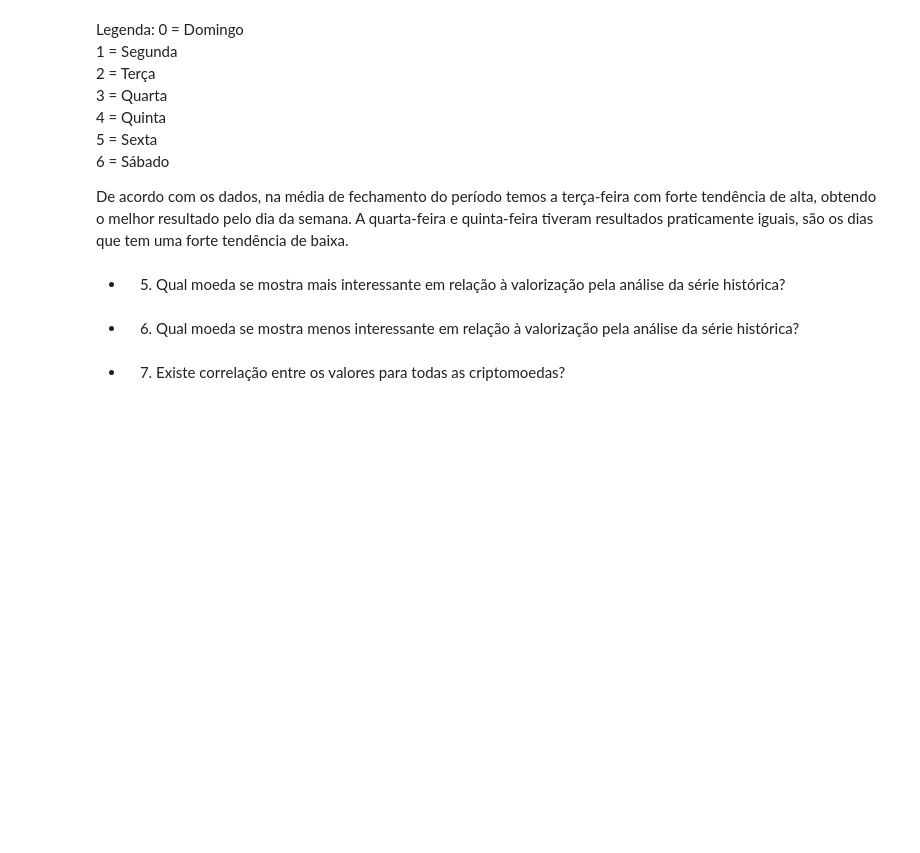
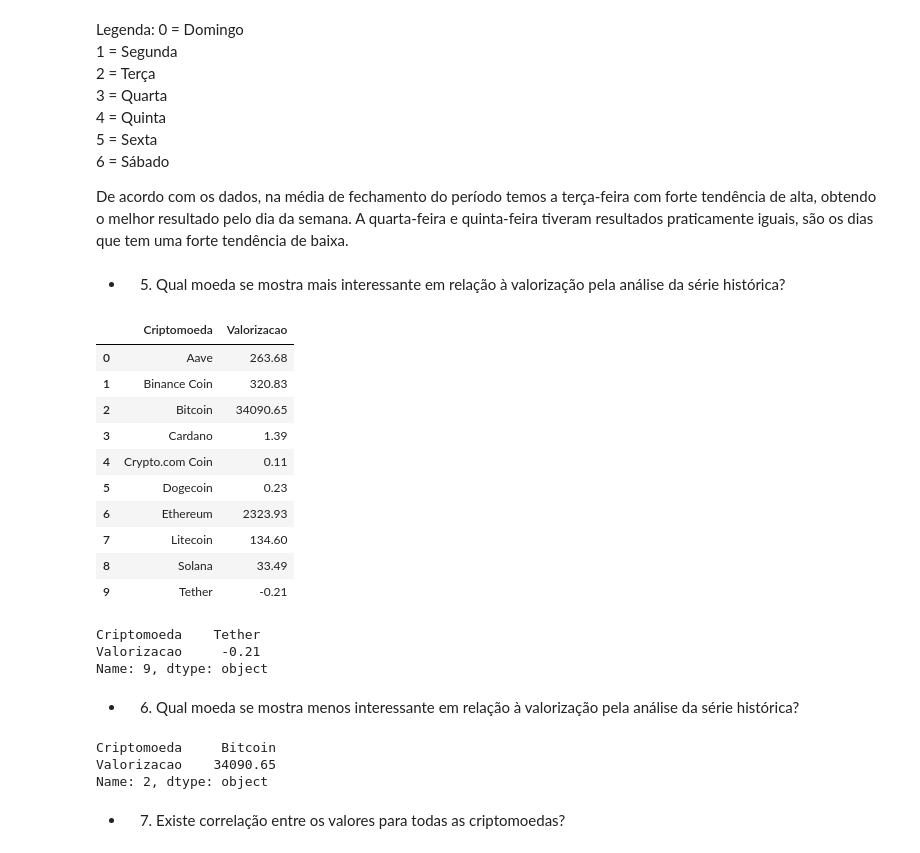
Before and after one commit to gideoni-santos/HermesCrypto, a Jupyter notebook: relatorio.ipynb, the cells around one changed output. Cells and saved outputs as stored; diff of their text form; code cells hidden in the pictures; blank space fills up the shorter version.

```diff
--- a/relatorio.ipynb
+++ b/relatorio.ipynb
@@ -494,9 +494,52 @@ De acordo com os dados, na média de fechamento do período temos a terça-feira
 # %% [markdown]
 - 5. Qual moeda se mostra mais interessante em relação à valorização pela análise da série
 histórica?
+# %%
+data_clean['Data'] = pd.to_datetime(data_clean['Data'])
+
+grouped = data_clean.groupby('Nome')
+
+valorizacao_por_cripto = {}
+
+for nome, group in grouped:
+	preco_inicial = group.iloc[0]['Fechamento']
+	preco_final = group.iloc[-1]['Fechamento']
+	valorizacao = preco_final - preco_inicial
+	valorizacao_por_cripto[nome] = valorizacao
+# %%
+df_valorizacao = pd.DataFrame(list(valorizacao_por_cripto.items()), columns=['Criptomoeda', 'Valorizacao']).round(2)
+df_valorizacao
+# %% [output]
+|  | Criptomoeda | Valorizacao |
+| 0 | Aave | 263.68 |
+| 1 | Binance Coin | 320.83 |
+| 2 | Bitcoin | 34090.65 |
+| 3 | Cardano | 1.39 |
+| 4 | Crypto.com Coin | 0.11 |
+| 5 | Dogecoin | 0.23 |
+| 6 | Ethereum | 2323.93 |
+| 7 | Litecoin | 134.60 |
+| 8 | Solana | 33.49 |
+| 9 | Tether | -0.21 |
+# %%
+indice_min_valorizacao = df_valorizacao['Valorizacao'].idxmin()
+linha_min_valorizacao = df_valorizacao.loc[indice_min_valorizacao]
+linha_min_valorizacao
+# %% [output]
+Criptomoeda    Tether
+Valorizacao     -0.21
+Name: 9, dtype: object
 # %% [markdown]
 - 6. Qual moeda se mostra menos interessante em relação à valorização pela análise da série
 histórica?
+# %%
+indice_max_valorizacao = df_valorizacao['Valorizacao'].idxmax()
+linha_max_valorizacao = df_valorizacao.loc[indice_max_valorizacao]
+linha_max_valorizacao
+# %% [output]
+Criptomoeda     Bitcoin
+Valorizacao    34090.65
+Name: 2, dtype: object
 # %% [markdown]
 - 7. Existe correlação entre os valores para todas as criptomoedas?
 # %%
```
Also changed, not shown: parts of 7 cells of this notebook, 1 other file.
